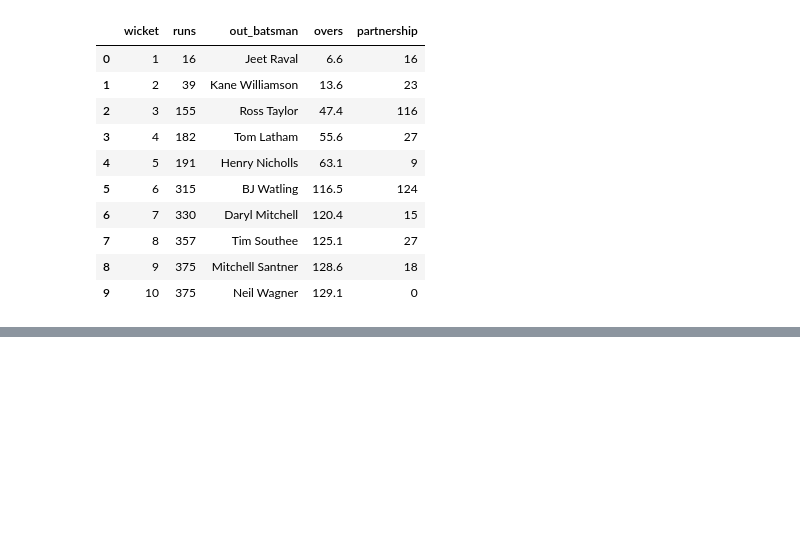
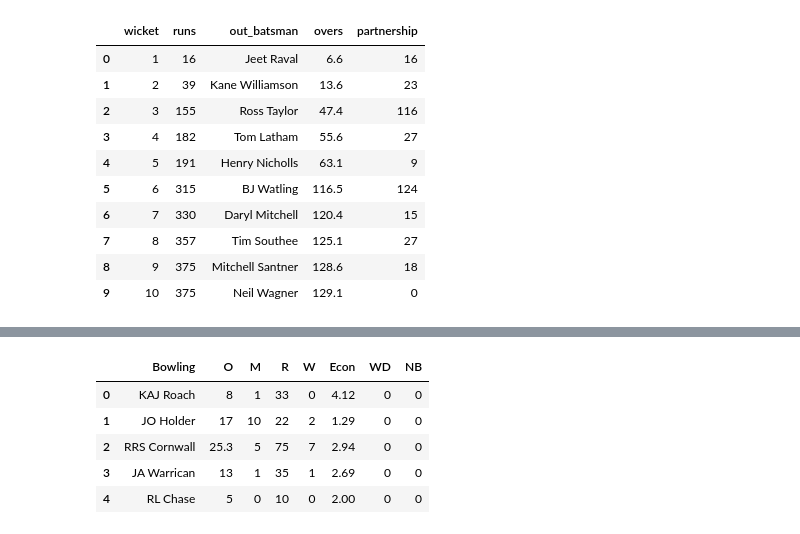
Before and after one commit to willcanniford/cricketer-analysis, a Jupyter notebook: innings_class.ipynb, the cells around one changed output, grey strips where cells are left out. Cells and saved outputs as stored; diff of their text form; code cells hidden in the pictures; blank space fills up the shorter version.

```diff
--- a/innings_class.ipynb
+++ b/innings_class.ipynb
@@ -202,0 +214,14 @@ Innings(scorecards[0]).fall_of_wickets()
+# %%
+bowling_section = scorecard_modules[0].find('div', {'class':'scorecard-section bowling'})
+bowling_headers = [x.text for x in bowling_section.find('thead').find_all('th')]
+bowling_body = pd.DataFrame([[y.text for y in x.find_all('td')] for x in bowling_section.find('tbody').find_all('tr')])
+bowling_body.columns = bowling_headers
+bowling_body.drop('', inplace=True, axis=1)
+bowling_body
+# %% [output]
+|  | Bowling | O | M | R | W | Econ | WD | NB |
+| 0 | KAJ Roach | 8 | 1 | 33 | 0 | 4.12 | 0 | 0 |
+| 1 | JO Holder | 17 | 10 | 22 | 2 | 1.29 | 0 | 0 |
+| 2 | RRS Cornwall | 25.3 | 5 | 75 | 7 | 2.94 | 0 | 0 |
+| 3 | JA Warrican | 13 | 1 | 35 | 1 | 2.69 | 0 | 0 |
+| 4 | RL Chase | 5 | 0 | 10 | 0 | 2.00 | 0 | 0 |
```
Also changed, not shown: parts of 6 cells of this notebook.
